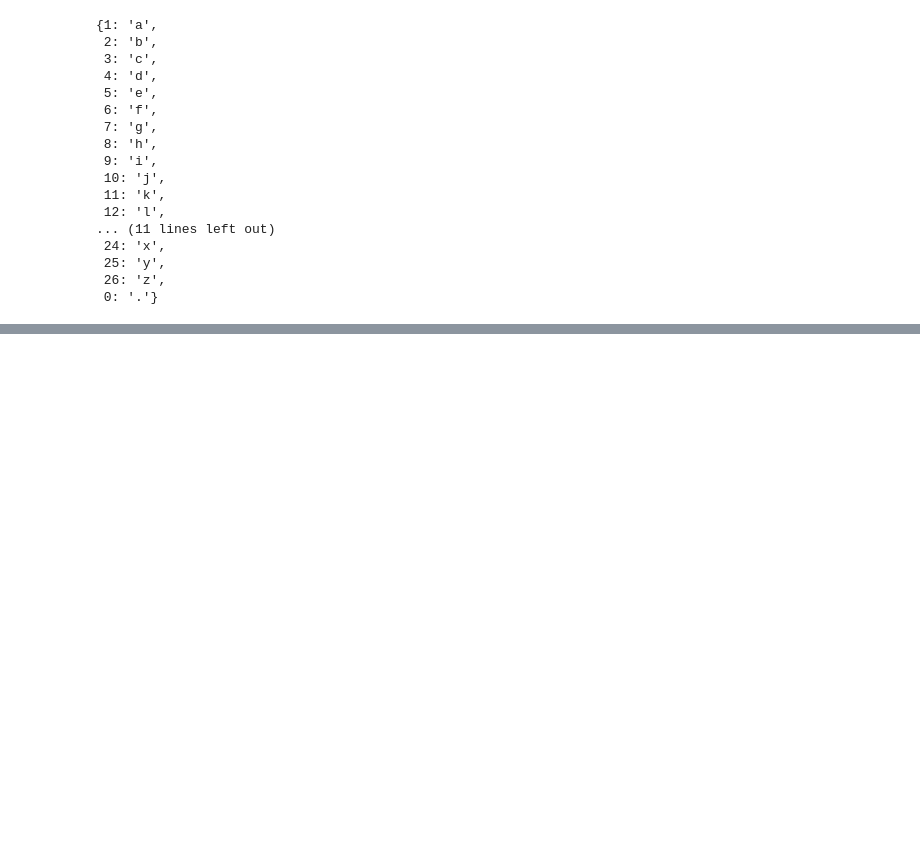
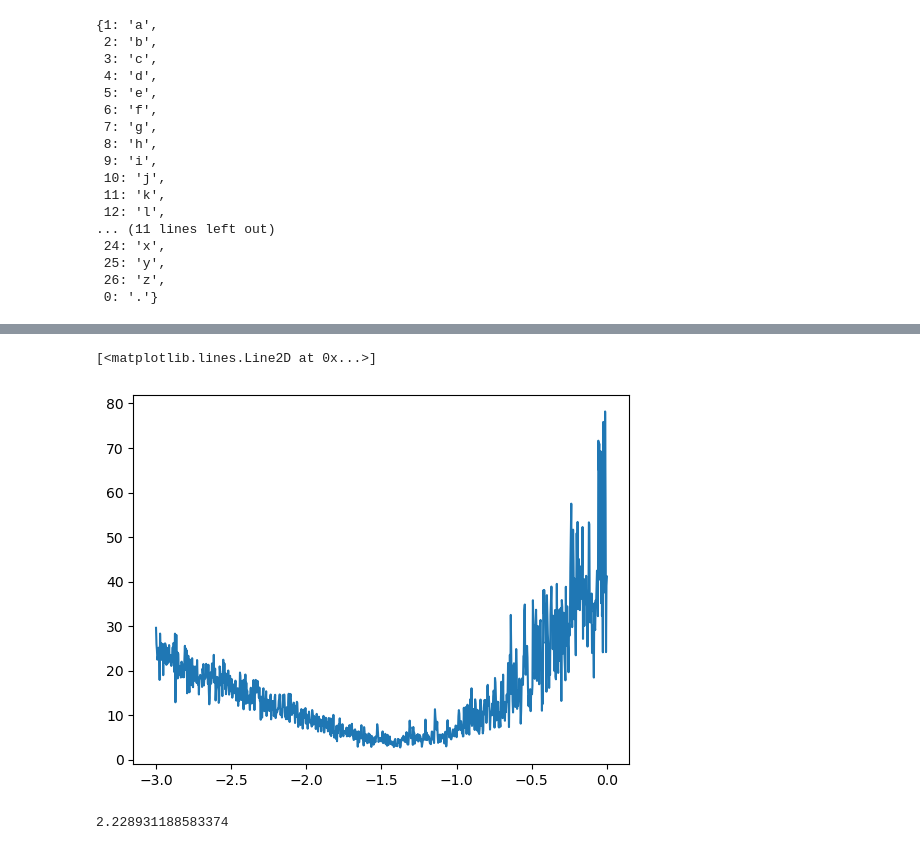
Before and after one commit to kamal-tanwar/makemore, a Jupyter notebook: mlp-exercise.ipynb, the cells around one changed output, grey strips where cells are left out. Drawn from its saved outputs; the diff is of its cells as text; code cells hidden in the pictures; blank space fills up the shorter version.

```diff
--- a/mlp-exercise.ipynb
+++ b/mlp-exercise.ipynb
@@ -172,0 +184,16 @@ visualize_loss(train_loss, val_loss)
+# %%
+X, Y = build_dataset(words, block_size=10)
+Xtr, Ytr, Xdev, Ydev, Xte, Yte = split_data(X, Y)
+
+net = MyNeuralNetwork(block_size=10, embedding_size=2, hidden_size=300)
+
+lre = np.linspace(-3, 0, 1000)
+lrs = list(10**lre)
+
+train_loss = net.train(Xtr, Ytr, learning_rate=lrs, num_epochs=1000)
+val_loss_ = net.validate(Xte, Yte)
+
+plt.plot(lre, train_loss, label='Training_loss')
+# %% [output]
+[<matplotlib.lines.Line2D at 0x...>]
+[figure, added]
@@ -172,0 +204,5 @@ visualize_loss(train_loss, val_loss)
+# %%
+val_loss = net.validate(Xdev, Ydev)
+val_loss
+# %% [output]
+2.228931188583374
```
Also changed, not shown: parts of 22 cells of this notebook.
